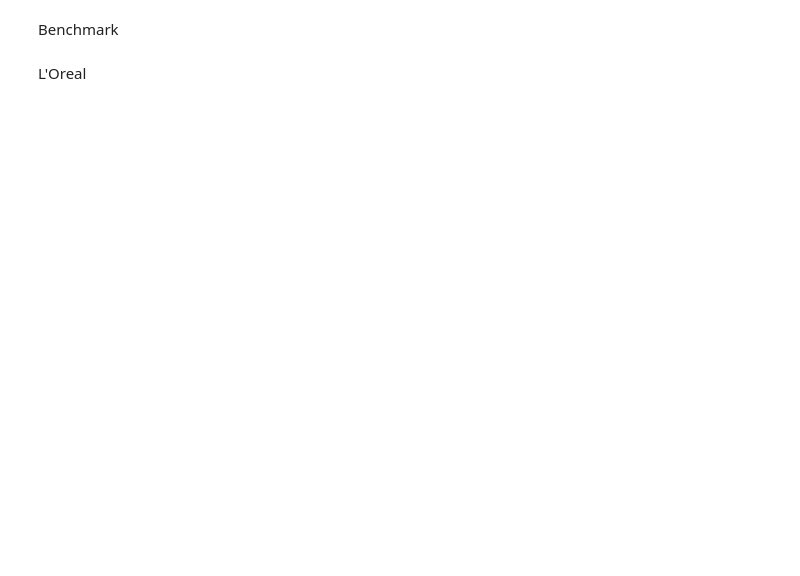
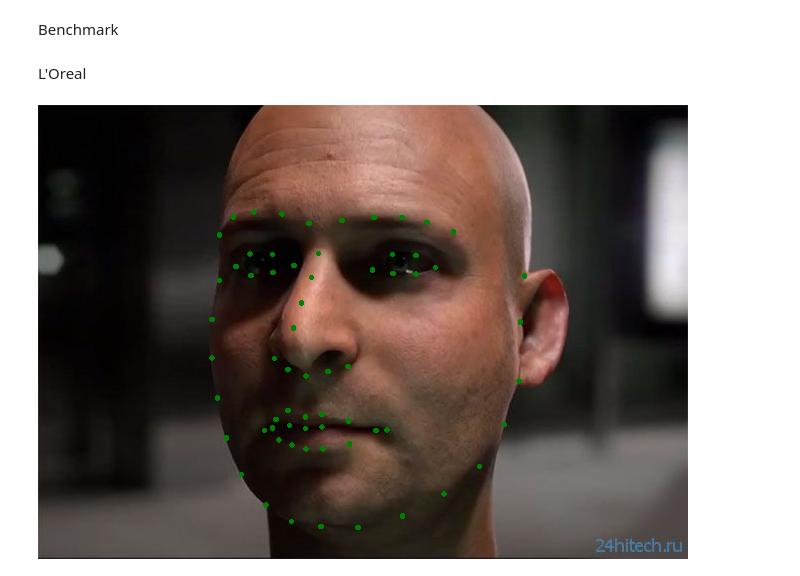
Before and after one commit to Giskard-AI/giskard-vision, a Jupyter notebook: examples/ex2_draw_partial_landmarks.ipynb, the cells around one changed output. Cells and saved outputs as stored; diff of their text form; code cells hidden in the pictures; blank space fills up the shorter version.

```diff
--- a/examples/ex2_draw_partial_landmarks.ipynb
+++ b/examples/ex2_draw_partial_landmarks.ipynb
@@ -10,14 +10,16 @@ L'Oreal
 # %%
 from loreal_poc.dataloaders.wrappers import CroppedDataLoader
 from loreal_poc.marks.facial_parts import FacialParts
 
 chosen_idx = 4
-facial_parts = FacialParts.right_eye + FacialParts.right_eyebrow
+facial_parts = FacialParts.RIGHT_EYE.value + FacialParts.RIGHT_EYEBROW.value
 
 cropped_ds = CroppedDataLoader(ds, facial_parts, crop_img=False)
 
 image, picked_landmarks, meta = cropped_ds[chosen_idx]
 draw_marks(image, [picked_landmarks], ["green"])
+# %% [output]
+[figure, added]
 # %%
 cropped_ds = CroppedDataLoader(ds, facial_parts, crop_img=True)
 
```
Also changed, not shown: parts of 1 cell of this notebook, 4 other files.
